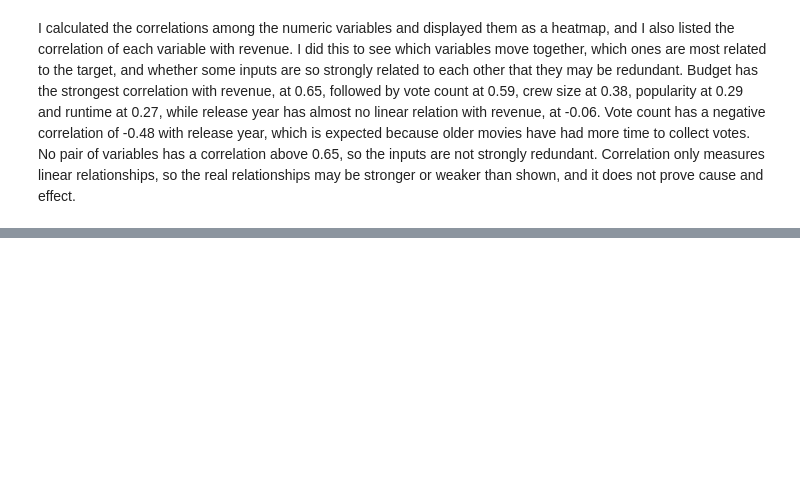
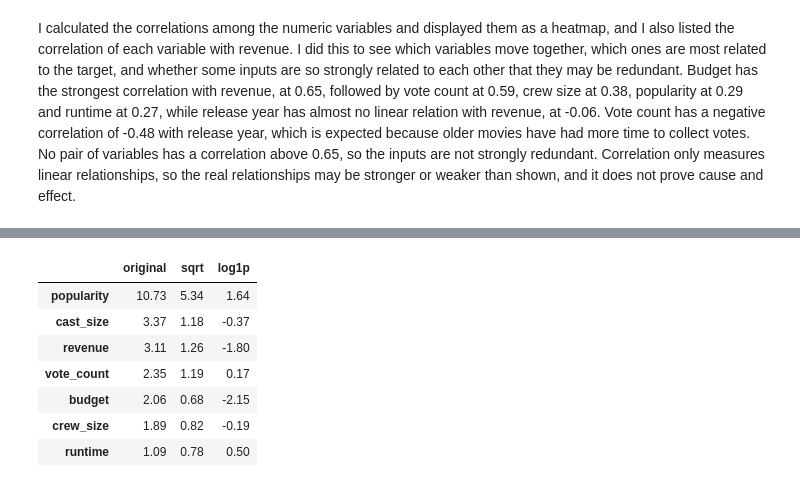
Before and after one commit to eishaiqbal767-cmyk/AI-TMBD-MOVIES-PROJECT, a Jupyter notebook: Notebooks/TMBD_Project.ipynb, the cells around one changed output, grey strips where cells are left out. Saved outputs shown, nothing was run; the diff lists cells and outputs as text; code cells hidden in the pictures; blank space fills up the shorter version.

```diff
--- a/Notebooks/TMBD_Project.ipynb
+++ b/Notebooks/TMBD_Project.ipynb
@@ -963,0 +1010,18 @@ I calculated the correlations among the numeric variables and displayed them as
+# %%
+cand = ['popularity', 'cast_size', 'revenue', 'vote_count', 'budget', 'crew_size', 'runtime']
+
+comp = pd.DataFrame({
+    'original': eda[cand].skew(),
+    'sqrt': np.sqrt(eda[cand]).skew(),
+    'log1p': np.log1p(eda[cand]).skew()
+}).round(2)
+display(comp)
+# %% [output]
+|  | original | sqrt | log1p |
+| popularity | 10.73 | 5.34 | 1.64 |
+| cast_size | 3.37 | 1.18 | -0.37 |
+| revenue | 3.11 | 1.26 | -1.80 |
+| vote_count | 2.35 | 1.19 | 0.17 |
+| budget | 2.06 | 0.68 | -2.15 |
+| crew_size | 1.89 | 0.82 | -0.19 |
+| runtime | 1.09 | 0.78 | 0.50 |
```
Also changed, not shown: parts of 10 cells of this notebook.
